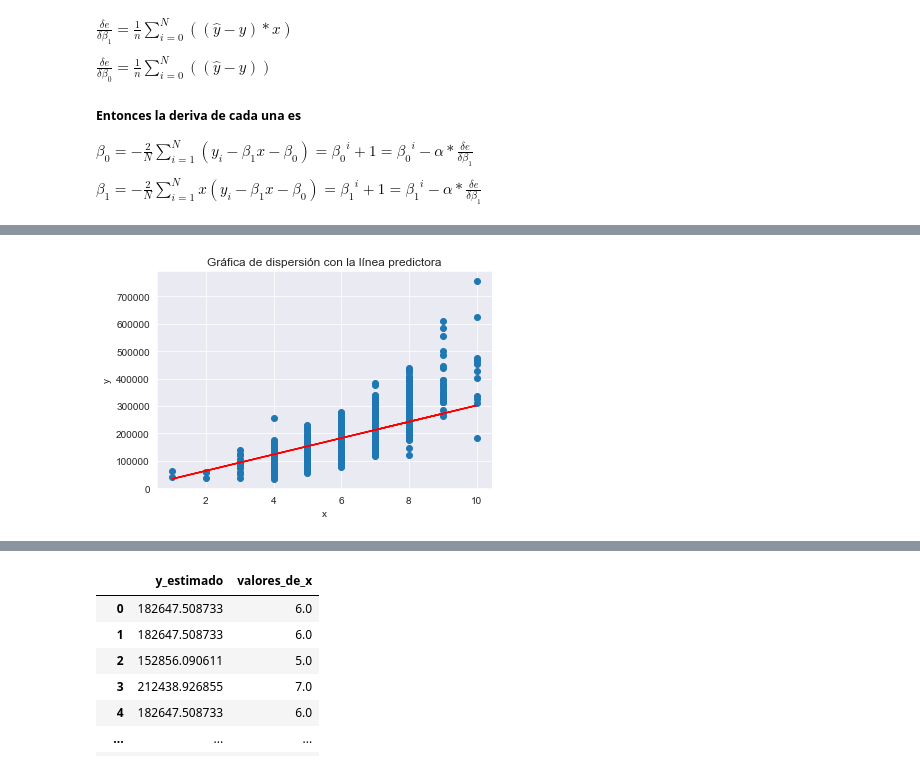
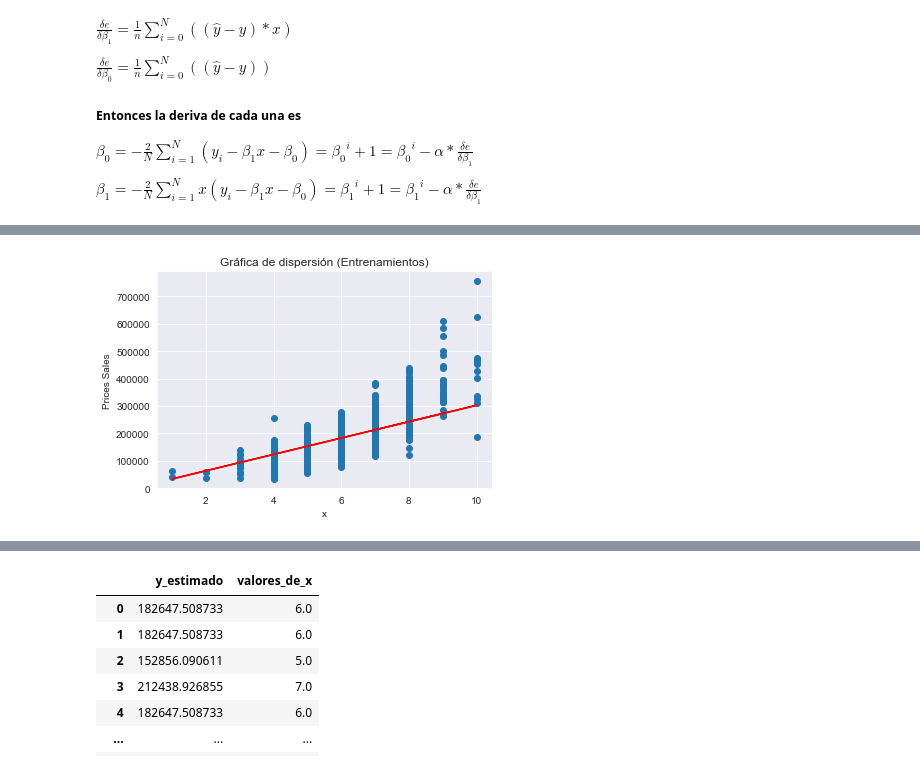
Before and after one commit to luispocon/proyecto1_regresion_lineal_programacion, a Jupyter notebook: Proyecto_1.ipynb, the cells around one changed output, grey strips where cells are left out. Cells and saved outputs as stored; diff of their text form; code cells hidden in the pictures.

```diff
--- a/Proyecto_1.ipynb
+++ b/Proyecto_1.ipynb
@@ -291,7 +291,7 @@ def pasos(epocas_, learning_rate,iteracion_epocas , x ,y   ):
 
     return beta0,beta1, epocas,error
 # %%
-p = pasos(80,0.001, 10 , x = X_entrenamiento[:,0], y = y_entrenamiento[:,0] )
+p = pasos(100,0.001, 10 , x = X_entrenamiento[:,0], y = y_entrenamiento[:,0] )
 # %% [output]
 Época 10
     beta1: 16783.0  beta0: 2532.1
@@ -322,13 +321,12 @@ plt.show()
 # %%
 x_p = X_entrenamiento[:,0]
 y_estimada= p[0]+p[1]*x_p
 
-
 plt.scatter(x_p,y_entrenamiento[:,0])
 plt.plot(x_p,y_estimada,'r')
-plt.title("Gráfica de dispersión con la línea predictora")
+plt.title("Gráfica de dispersión (Entrenamientos)")
 plt.xlabel('x')
-plt.ylabel('y')
+plt.ylabel('Prices Sales')
 plt.show()
 # %% [output]
-[figure, old version]
+[figure, new version]
```
Also changed, not shown: parts of 6 cells of this notebook.
